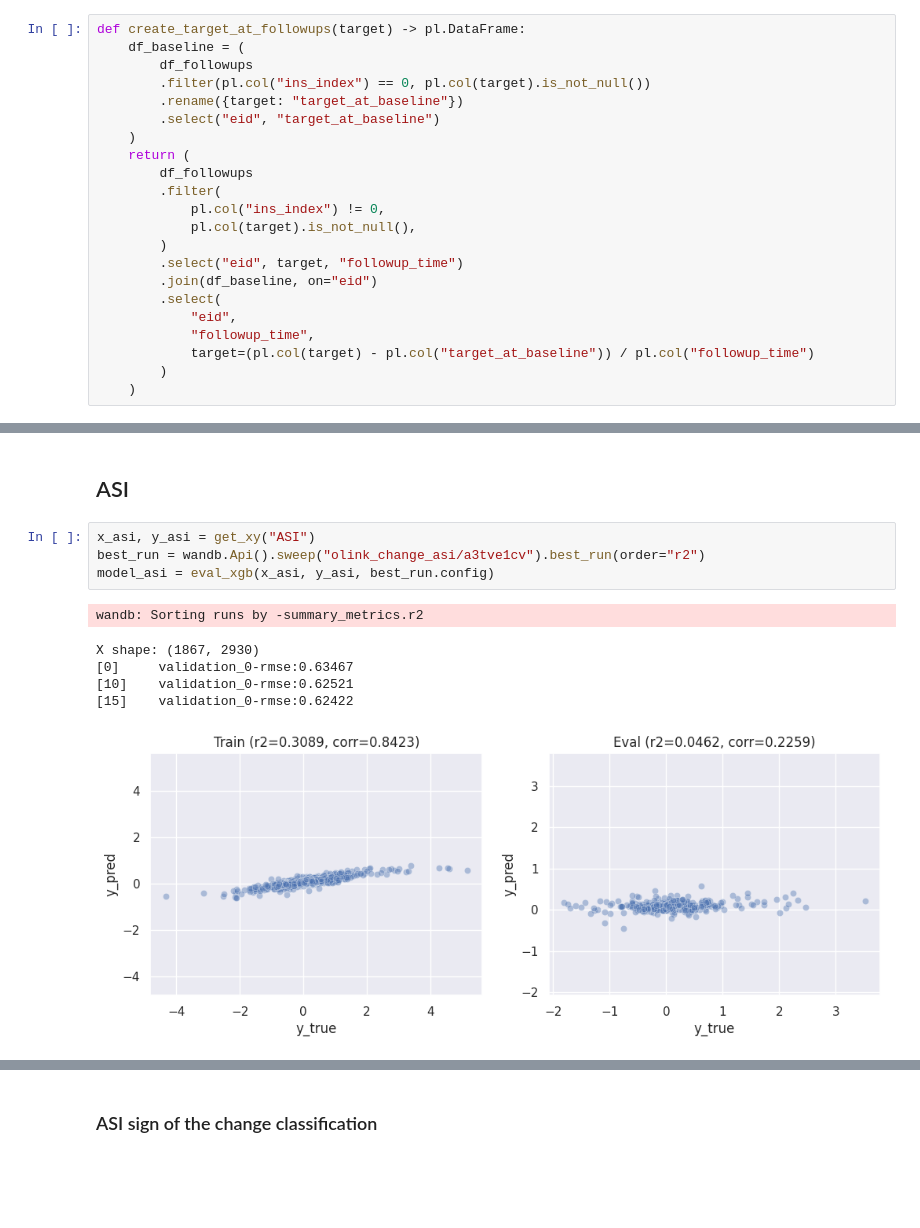
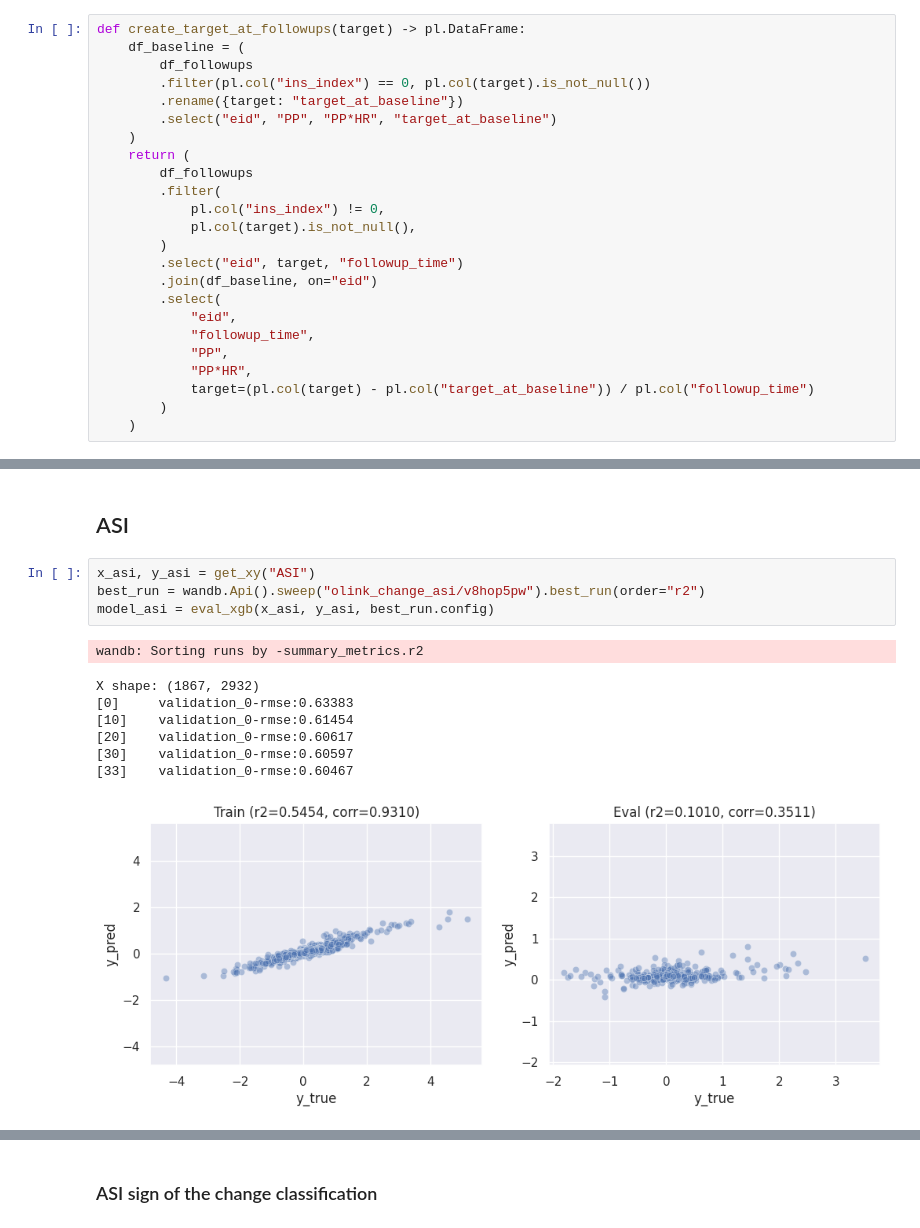
Before and after one commit to ipolharvard/biobank_olink, a Jupyter notebook: notebooks/biomarkers_bp_change.ipynb, the cells around one changed output, grey strips where cells are left out. Drawn from its saved outputs; the diff is of its cells as text; blank space fills up the shorter version.

```diff
--- a/notebooks/biomarkers_bp_change.ipynb
+++ b/notebooks/biomarkers_bp_change.ipynb
@@ -99,7 +99,7 @@ def create_target_at_followups(target) -> pl.DataFrame:
         df_followups
         .filter(pl.col("ins_index") == 0, pl.col(target).is_not_null())
         .rename({target: "target_at_baseline"})
-        .select("eid", "target_at_baseline")
+        .select("eid", "PP", "PP*HR", "target_at_baseline")
     )
     return (
         df_followups
@@ -112,6 +112,8 @@ def create_target_at_followups(target) -> pl.DataFrame:
         .select(
             "eid",
             "followup_time",
+            "PP",
+            "PP*HR",
             target=(pl.col(target) - pl.col("target_at_baseline")) / pl.col("followup_time")
         )
     )
@@ -350,15 +347,17 @@ shap.summary_plot(shap_values_dbp, x_dbp.to_pandas(),
 ## ASI
 # %%
 x_asi, y_asi = get_xy("ASI")
-best_run = wandb.Api().sweep("olink_change_asi/a3tve1cv").best_run(order="r2")
+best_run = wandb.Api().sweep("olink_change_asi/v8hop5pw").best_run(order="r2")
 model_asi = eval_xgb(x_asi, y_asi, best_run.config)
 # %% [output]
 wandb: Sorting runs by -summary_metrics.r2
-X shape: (1867, 2930)
-[0]     validation_0-rmse:0.63467
-[10]    validation_0-rmse:0.62521
-[15]    validation_0-rmse:0.62422
+X shape: (1867, 2932)
+[0]     validation_0-rmse:0.63383
+[10]    validation_0-rmse:0.61454
+[20]    validation_0-rmse:0.60617
+[30]    validation_0-rmse:0.60597
+[33]    validation_0-rmse:0.60467
-[figure, old version]
+[figure, new version]
 # %%
 explainer = shap.TreeExplainer(model_asi)
 shap_values_asi = explainer(x_asi)
```
Also changed, not shown: parts of 21 cells of this notebook.
